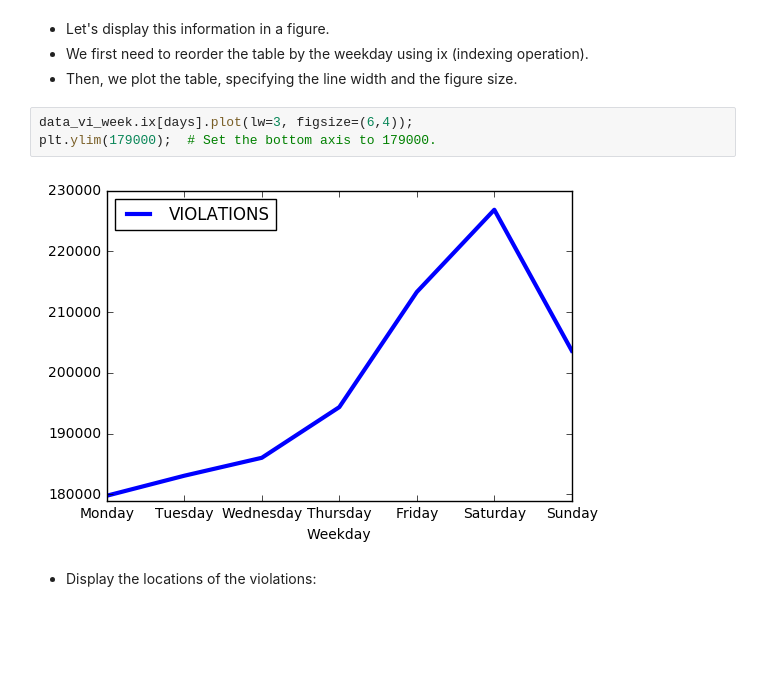
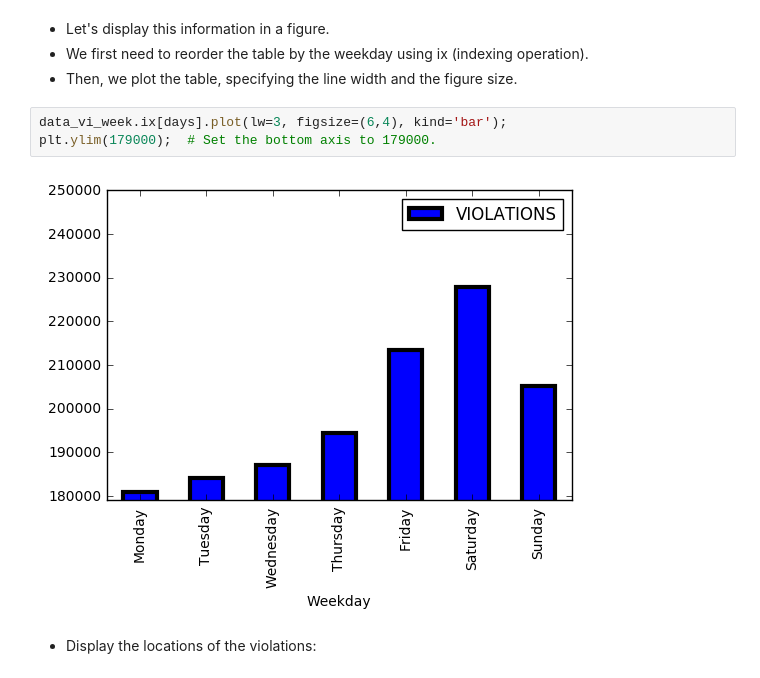
Before and after one commit to rcc-uchicago/workshop_IPython, a Jupyter notebook: 2_Interactive_Data_Analysis_with_pandas.ipynb, the cells around one changed output. Drawn from its saved outputs; the diff is of its cells as text; blank space fills up the shorter version.

```diff
--- a/2_Interactive_Data_Analysis_with_pandas.ipynb
+++ b/2_Interactive_Data_Analysis_with_pandas.ipynb
@@ -159,10 +163,10 @@ data_vi_week
 - We first need to reorder the table by the weekday using ix (indexing operation).
 - Then, we plot the table, specifying the line width and the figure size.
 # %%
-data_vi_week.ix[days].plot(lw=3, figsize=(6,4));
+data_vi_week.ix[days].plot(lw=3, figsize=(6,4), kind='bar');
 plt.ylim(179000);  # Set the bottom axis to 179000.
 # %% [output]
-[figure, old version]
+[figure, new version]
 # %% [markdown]
 - Display the locations of the violations:
 # %%
```
Also changed, not shown: parts of 9 cells of this notebook, 3 other files.
